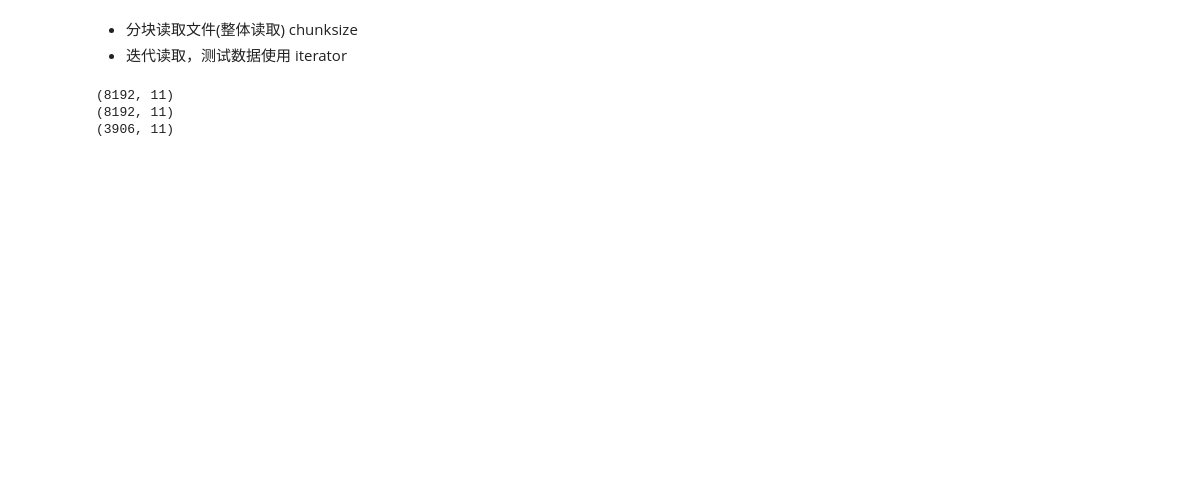
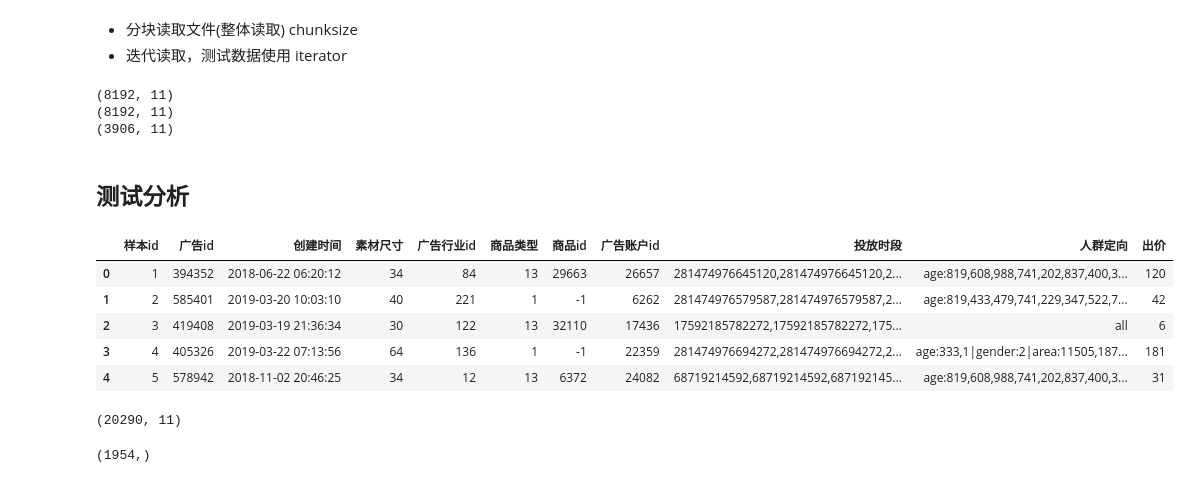
Before and after one commit to AutuanLiu/2019TencentAlgorithm, a Jupyter notebook: nbs/pro_data.ipynb, the cells around one changed output. Saved outputs shown, nothing was run; the diff lists cells and outputs as text; code cells hidden in the pictures; blank space fills up the shorter version.

```diff
--- a/nbs/pro_data.ipynb
+++ b/nbs/pro_data.ipynb
@@ -219,3 +210,22 @@ for chunk in test_sample1:
 (8192, 11)
 (8192, 11)
 (3906, 11)
+# %% [markdown]
+## 测试分析
+# %%
+test = pd.read_csv(root/'test_sample.dat', sep='\t', header=None, names=col_names)
+test['创建时间'] = pd.to_datetime(test['创建时间'], unit='s')
+test.head()
+test.shape
+# %% [output]
+|  | 样本id | 广告id | 创建时间 | 素材尺寸 | 广告行业id | 商品类型 | 商品id | 广告账户id | 投放时段 | 人群定向 | 出价 |
+| 0 | 1 | 394352 | 2018-06-22 06:20:12 | 34 | 84 | 13 | 29663 | 26657 | 281474976645120,281474976645120,2... | age:819,608,988,741,202,837,400,3... | 120 |
+| 1 | 2 | 585401 | 2019-03-20 10:03:10 | 40 | 221 | 1 | -1 | 6262 | 281474976579587,281474976579587,2... | age:819,433,479,741,229,347,522,7... | 42 |
+| 2 | 3 | 419408 | 2019-03-19 21:36:34 | 30 | 122 | 13 | 32110 | 17436 | 17592185782272,17592185782272,175... | all | 6 |
+| 3 | 4 | 405326 | 2019-03-22 07:13:56 | 64 | 136 | 1 | -1 | 22359 | 281474976694272,281474976694272,2... | age:333,1|gender:2|area:11505,187... | 181 |
+| 4 | 5 | 578942 | 2018-11-02 20:46:25 | 34 | 12 | 13 | 6372 | 24082 | 68719214592,68719214592,687192145... | age:819,608,988,741,202,837,400,3... | 31 |
+(20290, 11)
+# %%
+test['广告id'].unique().shape  # id只起到一个表示的作用
+# %% [output]
+(1954,)
```
Also changed, not shown: parts of 8 cells of this notebook, 4 other files.
